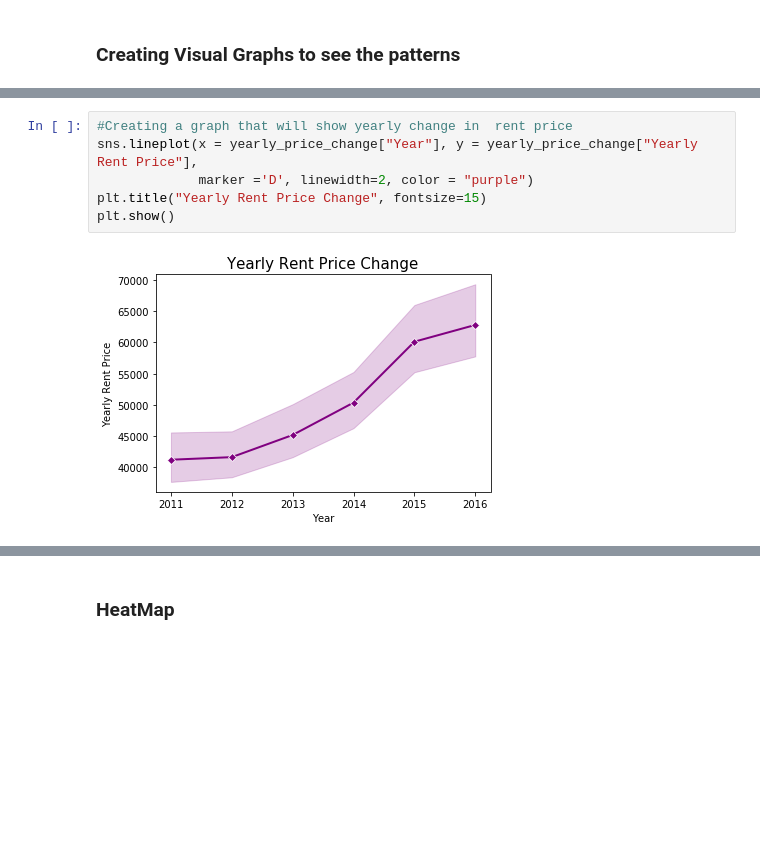
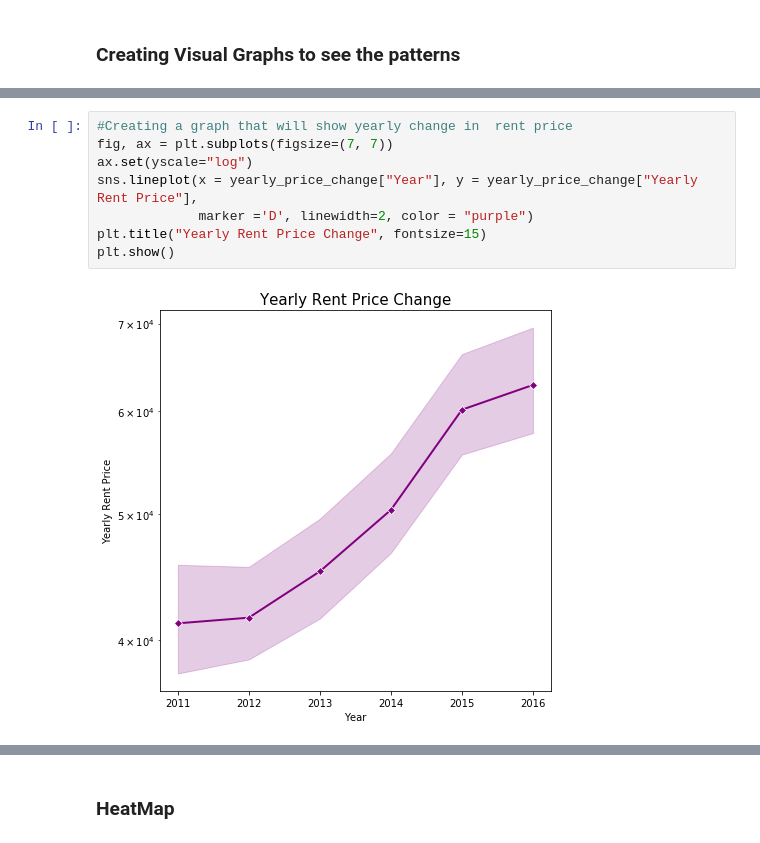
Before and after one commit to rochiecuevas/shared_accommodations, a Jupyter notebook: Data visualisation.ipynb, the cells around one changed output, grey strips where cells are left out. Drawn from its saved outputs; the diff is of its cells as text; blank space fills up the shorter version.

```diff
--- a/Data visualisation.ipynb
+++ b/Data visualisation.ipynb
@@ -55,10 +56,12 @@ yearly_price_change.head()
 # %%
 #Creating a graph that will show yearly change in  rent price
+fig, ax = plt.subplots(figsize=(7, 7))
+ax.set(yscale="log")
 sns.lineplot(x = yearly_price_change["Year"], y = yearly_price_change["Yearly Rent Price"],
              marker ='D', linewidth=2, color = "purple")
 plt.title("Yearly Rent Price Change", fontsize=15)
 plt.show()
 # %% [output]
-[figure, old version]
+[figure, new version]
 # %%
 #Creating a graph that will show yearly change in Land Value
```
Also changed, not shown: parts of 10 cells of this notebook, 4 other files.
